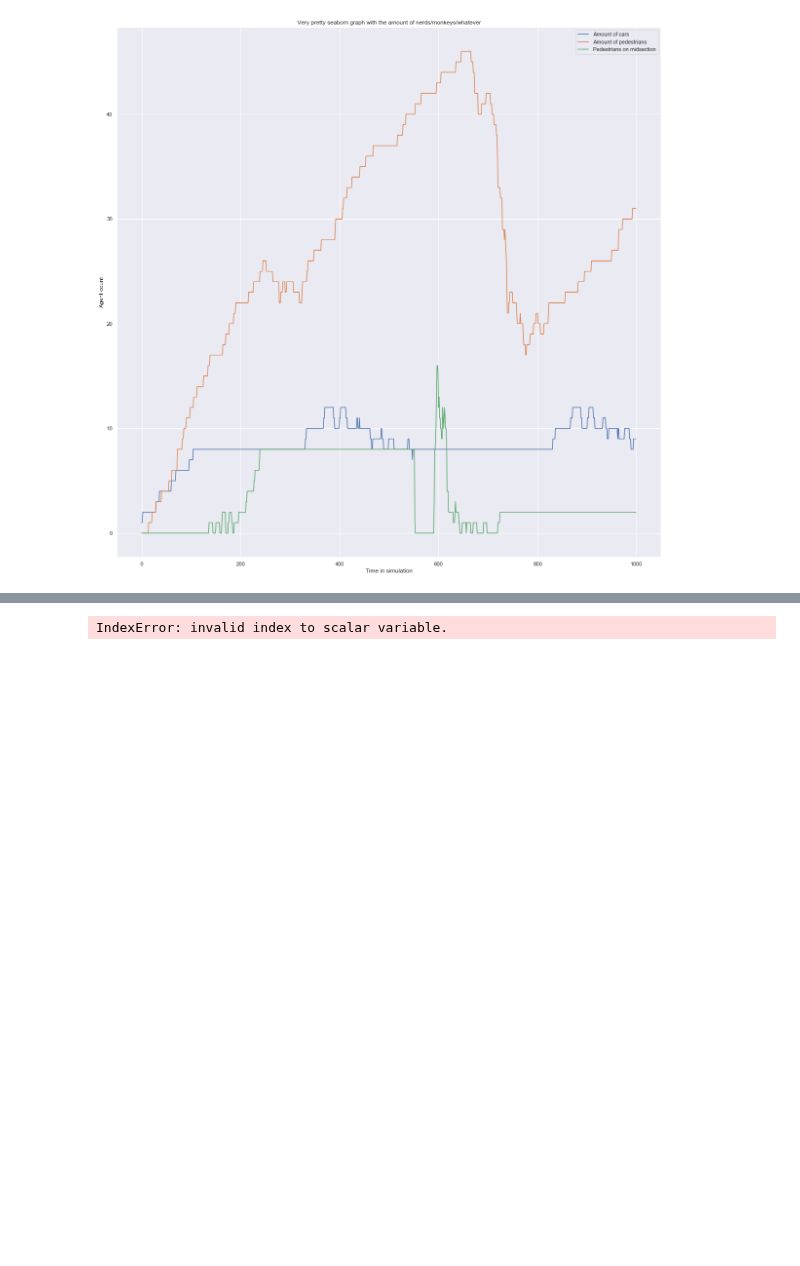
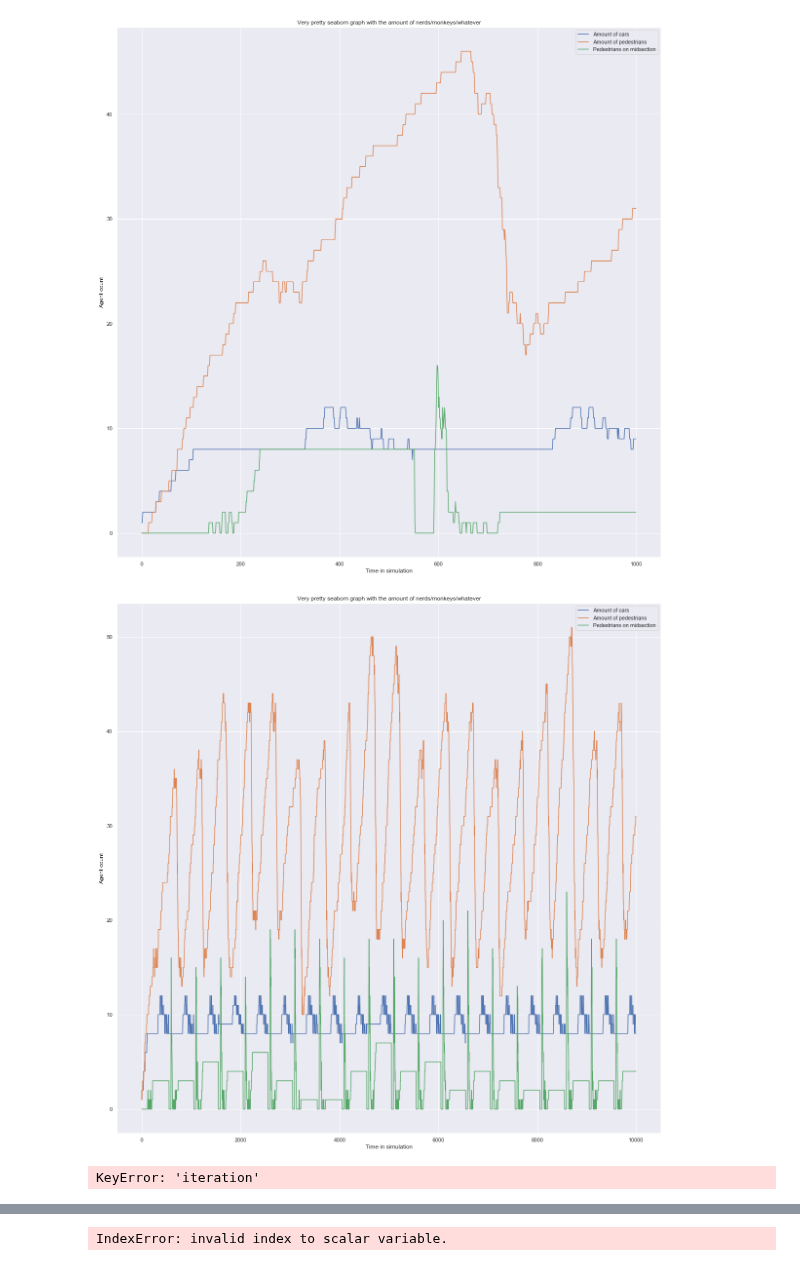
Before and after one commit to 11027649/ABM_project, a Jupyter notebook: dataAnalysis.ipynb, the cells around one changed output, grey strips where cells are left out. Saved outputs shown, nothing was run; the diff lists cells and outputs as text; code cells hidden in the pictures; blank space fills up the shorter version.

```diff
--- a/dataAnalysis.ipynb
+++ b/dataAnalysis.ipynb
@@ -59,23 +47,25 @@ for pedes_times in peds_hists:
 # %%
 if directory:
 
     for file in os.listdir(directory):
         filename = os.fsdecode(file)
 
         if filename.startswith("info"):
 
             df = pd.read_csv("data/" + filename, header=3)
             plt.figure(figsize=(20,20))
             plt.title("Very pretty seaborn graph with the amount of nerds/monkeys/whatever")
             plt.ylabel("Agent count")
             plt.xlabel("Time in simulation")
 
             df_sim = df[df['iteration'] == 0]
 
-            plt.plot(range(1000), df_sim['car_count'], label="Amount of cars")
-            plt.plot(range(1000), df_sim['pedestrian_count'], label="Amount of pedestrians")
-            plt.plot(range(1000), df_sim['mid_section_count'], label="Pedestrians on midsection")
+            plt.plot(range(len(df_sim['car_count'])), df_sim['car_count'], label="Amount of cars")
+            plt.plot(range(len(df_sim['car_count'])), df_sim['pedestrian_count'], label="Amount of pedestrians")
+            plt.plot(range(len(df_sim['car_count'])), df_sim['mid_section_count'], label="Pedestrians on midsection")
             plt.legend()
             plt.show()
 # %% [output]
 [figure]
+[figure, added]
+KeyError: 'iteration'
```
Also changed, not shown: parts of 3 cells of this notebook, 3 other files.
